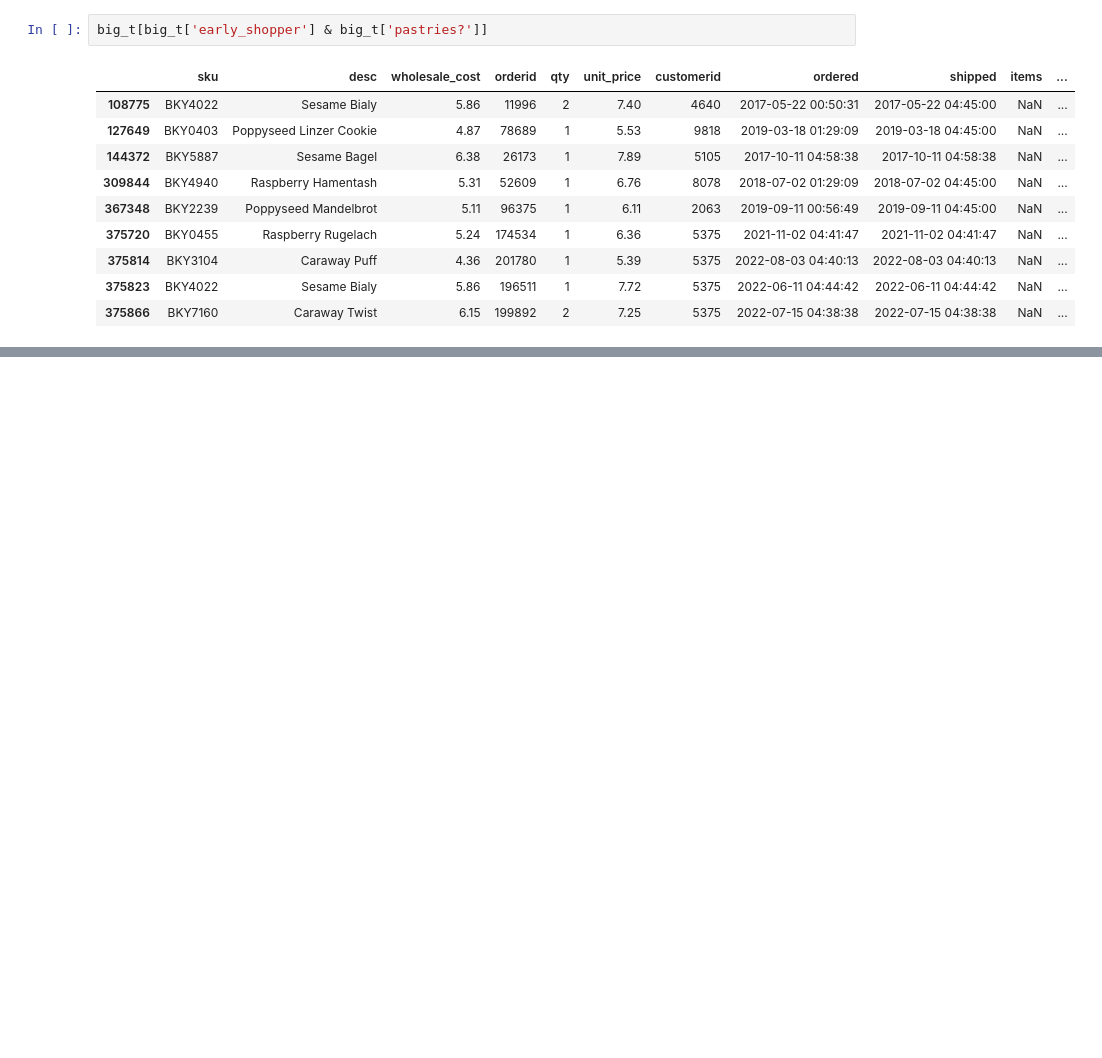
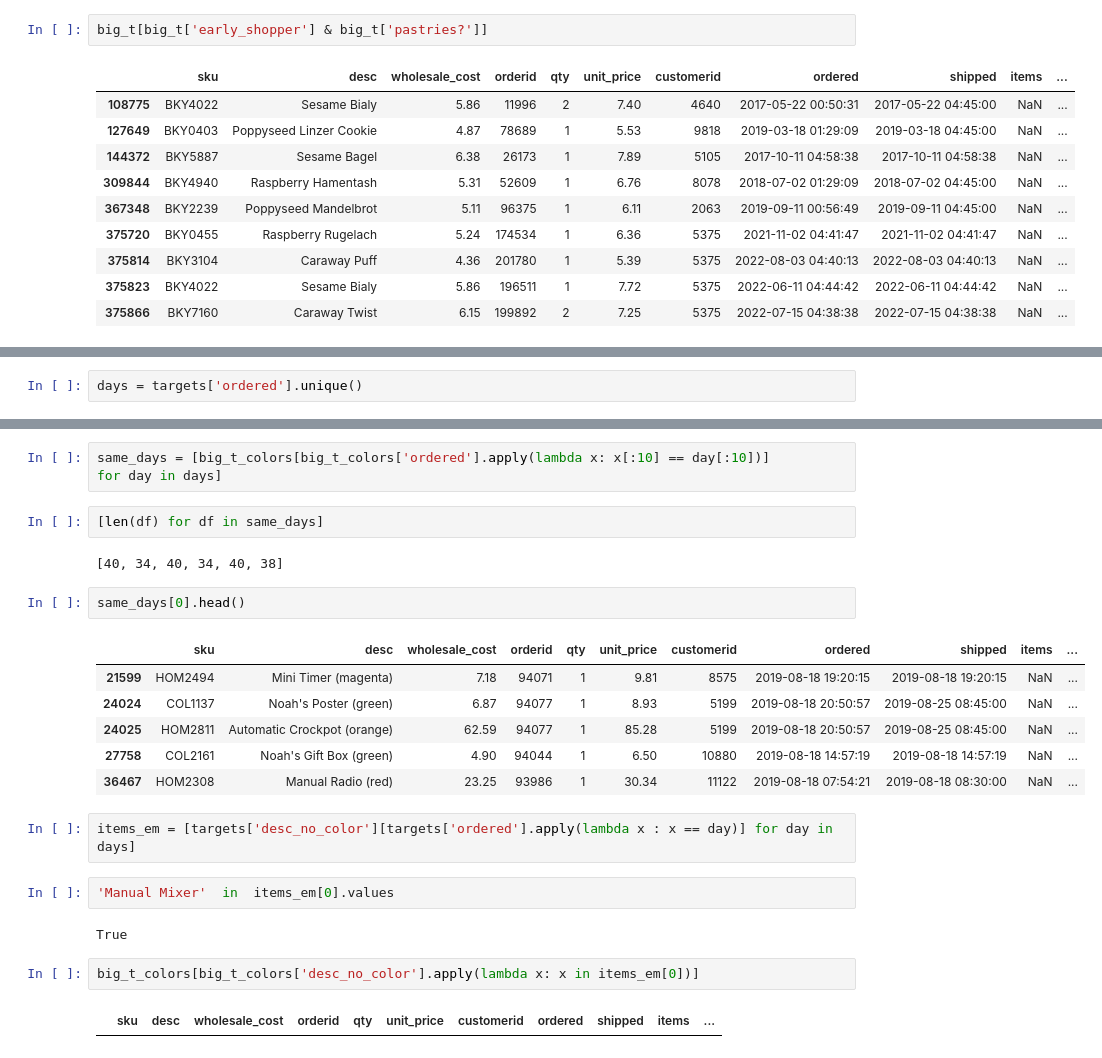
Before and after one commit to etiennelecha/hoc_2022, a Jupyter notebook: hannukah_of_code_22.ipynb, the cells around one changed output, grey strips where cells are left out. Saved outputs shown, nothing was run; the diff lists cells and outputs as text; blank space fills up the shorter version.

```diff
--- a/hannukah_of_code_22.ipynb
+++ b/hannukah_of_code_22.ipynb
@@ -150,0 +277,2 @@ big_t[big_t['early_shopper'] & big_t['pastries?']]
+# %%
+days = targets['ordered'].unique()
@@ -150,0 +285,26 @@ big_t[big_t['early_shopper'] & big_t['pastries?']]
+# %%
+same_days = [big_t_colors[big_t_colors['ordered'].apply(lambda x: x[:10] == day[:10])]
+for day in days]
+# %%
+[len(df) for df in same_days]
+# %% [output]
+[40, 34, 40, 34, 40, 38]
+# %%
+same_days[0].head()
+# %% [output]
+|  | sku | desc | wholesale_cost | orderid | qty | unit_price | customerid | ordered | shipped | items | ... |
+| 21599 | HOM2494 | Mini Timer (magenta) | 7.18 | 94071 | 1 | 9.81 | 8575 | 2019-08-18 19:20:15 | 2019-08-18 19:20:15 | NaN | ... |
+| 24024 | COL1137 | Noah's Poster (green) | 6.87 | 94077 | 1 | 8.93 | 5199 | 2019-08-18 20:50:57 | 2019-08-25 08:45:00 | NaN | ... |
+| 24025 | HOM2811 | Automatic Crockpot (orange) | 62.59 | 94077 | 1 | 85.28 | 5199 | 2019-08-18 20:50:57 | 2019-08-25 08:45:00 | NaN | ... |
+| 27758 | COL2161 | Noah's Gift Box (green) | 4.90 | 94044 | 1 | 6.50 | 10880 | 2019-08-18 14:57:19 | 2019-08-18 14:57:19 | NaN | ... |
+| 36467 | HOM2308 | Manual Radio (red) | 23.25 | 93986 | 1 | 30.34 | 11122 | 2019-08-18 07:54:21 | 2019-08-18 08:30:00 | NaN | ... |
+# %%
+items_em = [targets['desc_no_color'][targets['ordered'].apply(lambda x : x == day)] for day in days]
+# %%
+'Manual Mixer'  in  items_em[0].values
+# %% [output]
+True
+# %%
+big_t_colors[big_t_colors['desc_no_color'].apply(lambda x: x in items_em[0])]
+# %% [output]
+|  | sku | desc | wholesale_cost | orderid | qty | unit_price | customerid | ordered | shipped | items | ... |
```
Also changed, not shown: parts of 21 cells of this notebook.
